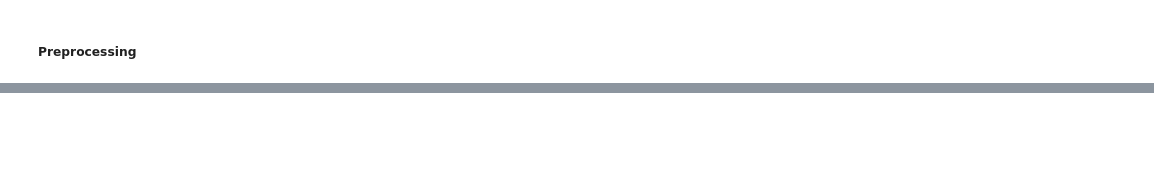
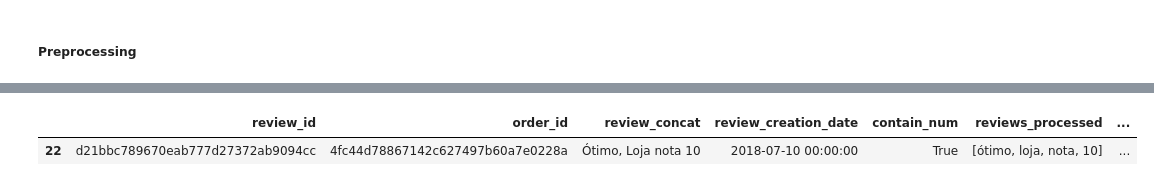
Before and after one commit to popraf/vala, a Jupyter notebook: Sentiment_Analysis.ipynb, the cells around one changed output, grey strips where cells are left out. Drawn from its saved outputs; the diff is of its cells as text; code cells hidden in the pictures; blank space fills up the shorter version.

```diff
--- a/Sentiment_Analysis.ipynb
+++ b/Sentiment_Analysis.ipynb
@@ -214,0 +171,6 @@ def preprocess(text):
+# %%
+# I decided to keep the numbers in the data
+reviews[reviews['review_id']=='d21bbc789670eab777d27372ab9094cc']
+# %% [output]
+|  | review_id | order_id | review_concat | review_creation_date | contain_num | reviews_processed | ... |
+| 22 | d21bbc789670eab777d27372ab9094cc | 4fc44d78867142c627497b60a7e0228a | Ótimo, Loja nota 10 | 2018-07-10 00:00:00 | True | [ótimo, loja, nota, 10] | ... |
```
Also changed, not shown: parts of 15 cells of this notebook.
